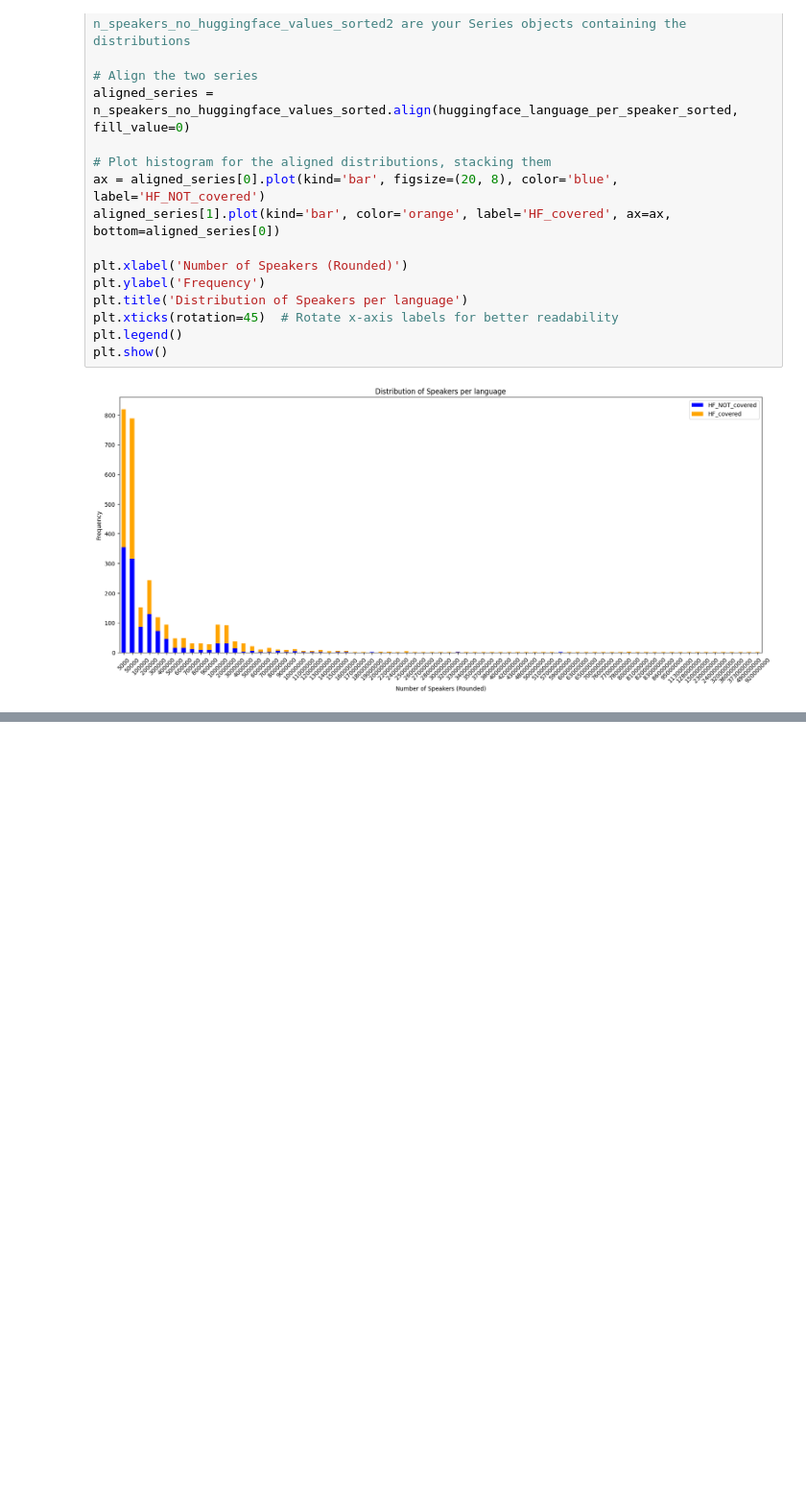
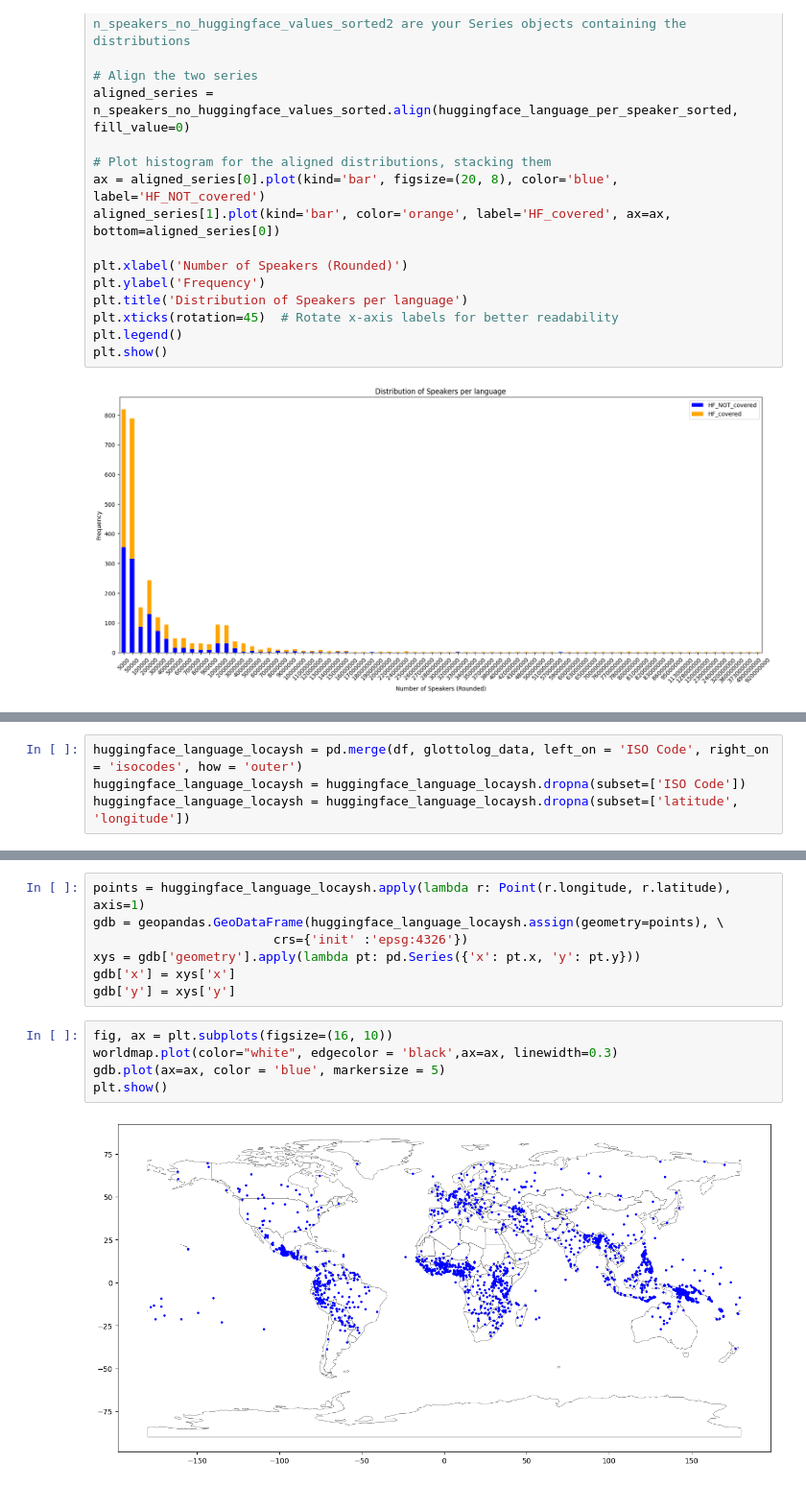
Before and after one commit to giuliaok/EQUATE, a Jupyter notebook: huggingface_counts.ipynb, the cells around one changed output, grey strips where cells are left out. Shown: that part at 96% size. Saved outputs shown, nothing was run; the diff lists cells and outputs as text; blank space fills up the shorter version.

```diff
--- a/huggingface_counts.ipynb
+++ b/huggingface_counts.ipynb
@@ -167,0 +173,4 @@ plt.show()
+# %%
+huggingface_language_locaysh = pd.merge(df, glottolog_data, left_on = 'ISO Code', right_on = 'isocodes', how = 'outer')
+huggingface_language_locaysh = huggingface_language_locaysh.dropna(subset=['ISO Code'])
+huggingface_language_locaysh = huggingface_language_locaysh.dropna(subset=['latitude', 'longitude'])
@@ -167,0 +193,14 @@ plt.show()
+# %%
+points = huggingface_language_locaysh.apply(lambda r: Point(r.longitude, r.latitude), axis=1)
+gdb = geopandas.GeoDataFrame(huggingface_language_locaysh.assign(geometry=points), \
+                        crs={'init' :'epsg:4326'})
+xys = gdb['geometry'].apply(lambda pt: pd.Series({'x': pt.x, 'y': pt.y}))
+gdb['x'] = xys['x']
+gdb['y'] = xys['y']
+# %%
+fig, ax = plt.subplots(figsize=(16, 10))
+worldmap.plot(color="white", edgecolor = 'black',ax=ax, linewidth=0.3)
+gdb.plot(ax=ax, color = 'blue', markersize = 5)
+plt.show()
+# %% [output]
+[figure, added]
```
Also changed, not shown: parts of 18 cells of this notebook.
